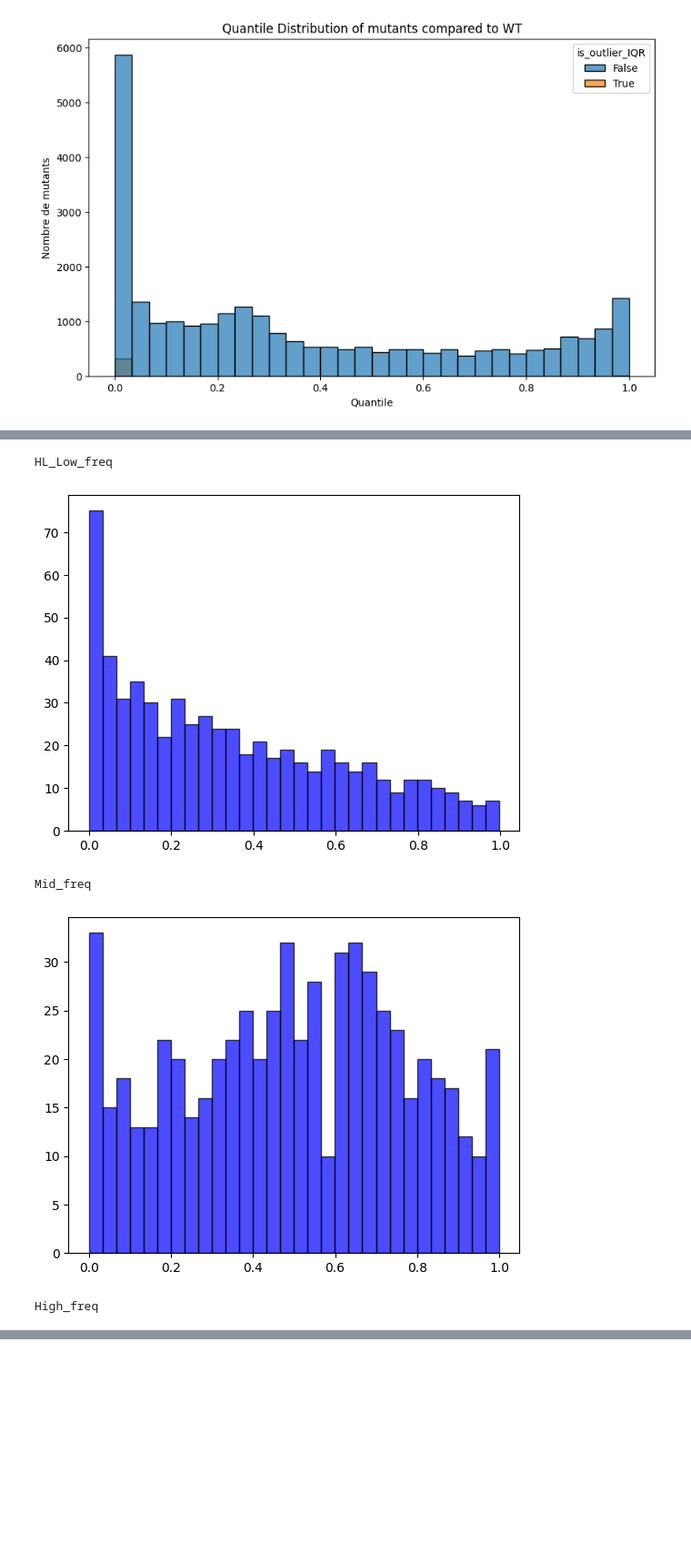
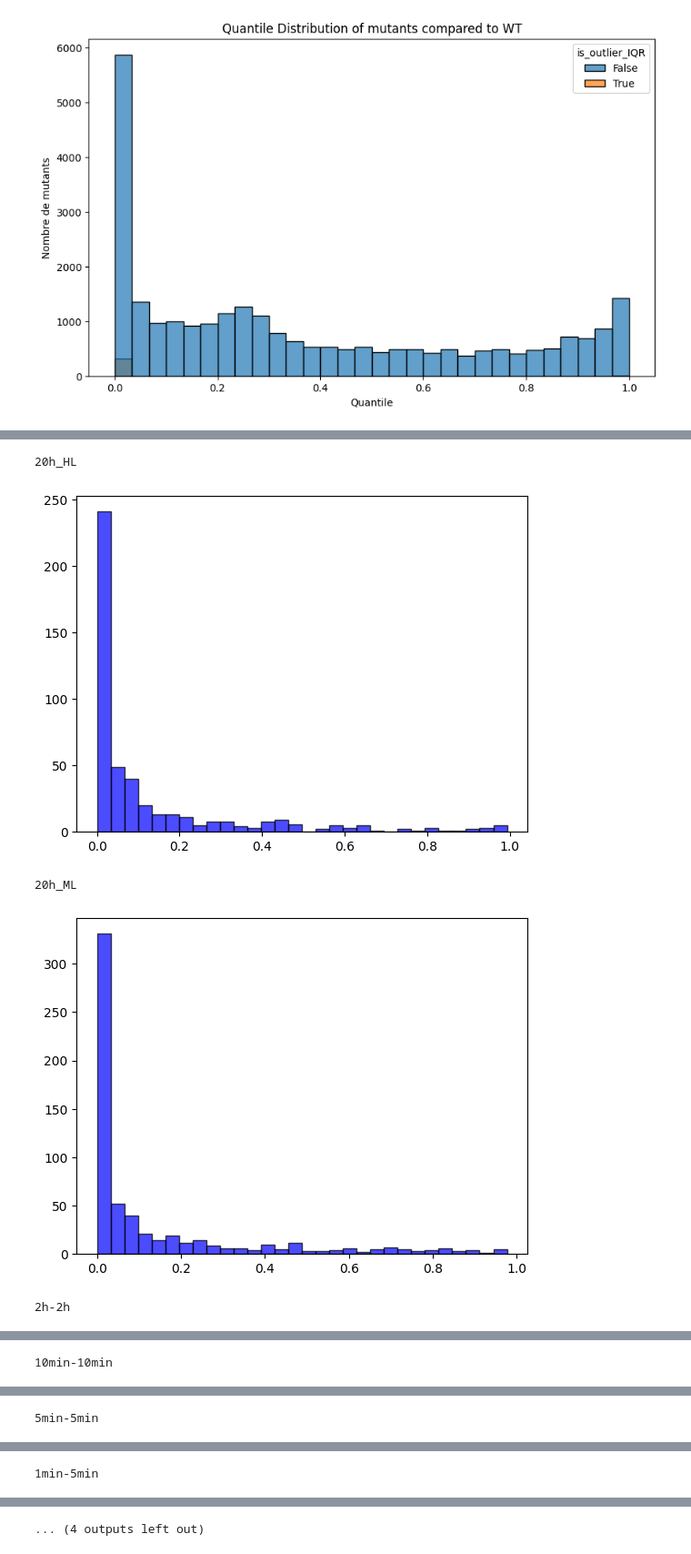
Before and after one commit to Imane-Mkt/Chlamy, a Jupyter notebook: Chlamy_Project_v2-main/Notebooks_Imane/LightBlocs.ipynb, the cells around one changed output, grey strips where cells are left out. Shown: that part at 91% size. Cells and saved outputs as stored; diff of their text form; code cells hidden in the pictures; blank space fills up the shorter version.

Commit message:
slopes debathing notebook cleaned

```diff
--- a/Chlamy_Project_v2-main/Notebooks_Imane/LightBlocs.ipynb
+++ b/Chlamy_Project_v2-main/Notebooks_Imane/LightBlocs.ipynb
@@ -208,12 +205,12 @@ plt.show()
 # %%
 from scipy.stats import ttest_1samp
-
+data = pd.read_csv('/home/imokhtatif/.vscode-server/Chlamy_Project_v2-main/Quantile_normalization/2025_5_phase2_light_status_slope_QtilNorm_randeffONLYPLATES_ontimepoints.csv')
 def gene_level_ttest(filtered_mutants, wt_df, regime):
     gene_pvals = {}
     gene_zscores = {}
 
-    mut_sub = filtered_mutants[filtered_mutants['light_bloc'] == regime]
-    wt_sub = wt_df[wt_df['light_bloc'] == regime]
+    mut_sub = filtered_mutants[filtered_mutants['light_regime'] == regime]
+    wt_sub = wt_df[wt_df['light_regime'] == regime]
 
     for gene, group in mut_sub.groupby('mutated_genes'):
         deltas = []
@@ -226,38 +223,38 @@ def gene_level_ttest(filtered_mutants, wt_df, regime):
             if len(wt_slopes)<2:
                 continue
             wt_mean = np.mean(wt_slopes)
             delta = mutant_slope -wt_mean
             deltas.append(delta)
 
         if len(deltas)<2 or np.std(deltas)<1e-8:
             continue
         t_stat, p_val = ttest_1samp(deltas, popmean=0)
         p_val = max(p_val, 1e-300)
         gene_pvals[gene]=p_val
         z_score = np.sign(t_stat)*norm.ppf(1-p_val/2)
 
         gene_zscores[gene] = z_score
     return gene_zscores, gene_pvals
 
 light_blocs = ['HL_Low_freq','Mid_freq','High_freq']
-
+light_regimes = ['20h_HL', '20h_ML', '2h-2h', '10min-10min', '5min-5min', '1min-5min', '1min-1min', '30s-30s']
 
 # perform t tests per light bloc
-for regime in light_blocs:
+for regime in light_regimes:
     data = data
     # Filter WT and mutant rows
     wt_df = data[data['mutated_genes'].str.startswith('WT')].copy()
     filtered_mutants = data[~data['mutated_genes'].str.startswith('WT')].copy()
     print(regime)
     z_scores, p_values = gene_level_ttest(filtered_mutants, wt_df, regime)
     z_scores_df = pd.DataFrame(list(z_scores.items()), columns = ['mutated_genes', 'z_score'])
     p_val_df = pd.DataFrame(list(p_values.items()), columns = ['mutated_genes', 'p_value'])
     plt.hist(p_val_df['p_value'], bins=30, alpha=0.7,color='blue',edgecolor='black')
     plt.show()
-    #z_scores_df.to_csv(f'/home/imokhtatif/.vscode-server/Chlamy_Project_v2-main/Data/z_scores_locfdr/{regime}_mutant_zscore.csv', index=False)
+    z_scores_df.to_csv(f'/home/imokhtatif/.vscode-server/Chlamy_Project_v2-main/Data/z_scores_locfdr_QN/{regime}_mutant_zscore.csv', index=False)
 # %% [output]
-HL_Low_freq
+20h_HL
-[figure, old version]
+[figure, new version]
-Mid_freq
+20h_ML
-[figure, old version]
+[figure, new version]
-High_freq
+2h-2h
@@ -264,0 +262 @@ High_freq
+10min-10min
@@ -264,0 +264 @@ High_freq
+5min-5min
@@ -264,0 +266 @@ High_freq
+1min-5min
@@ -264,0 +268 @@ High_freq
+... (4 outputs left out)
```
Also changed, not shown: parts of 3 cells of this notebook, 1 other file.
